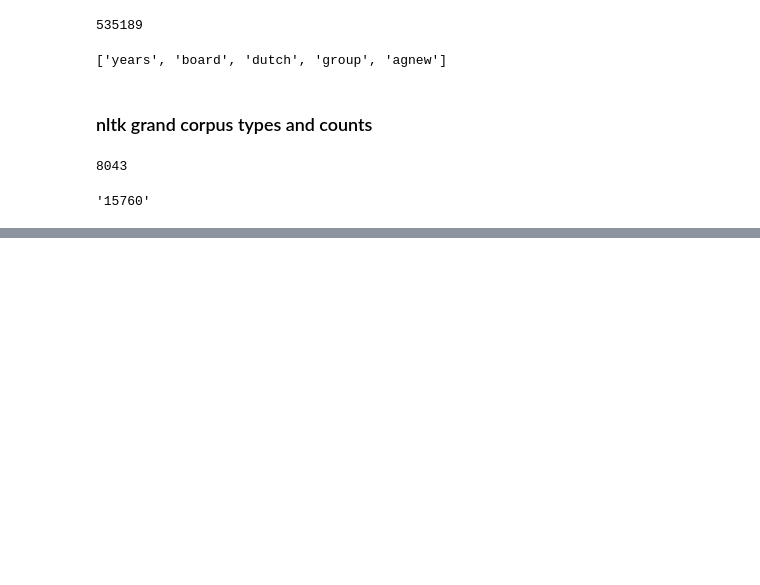
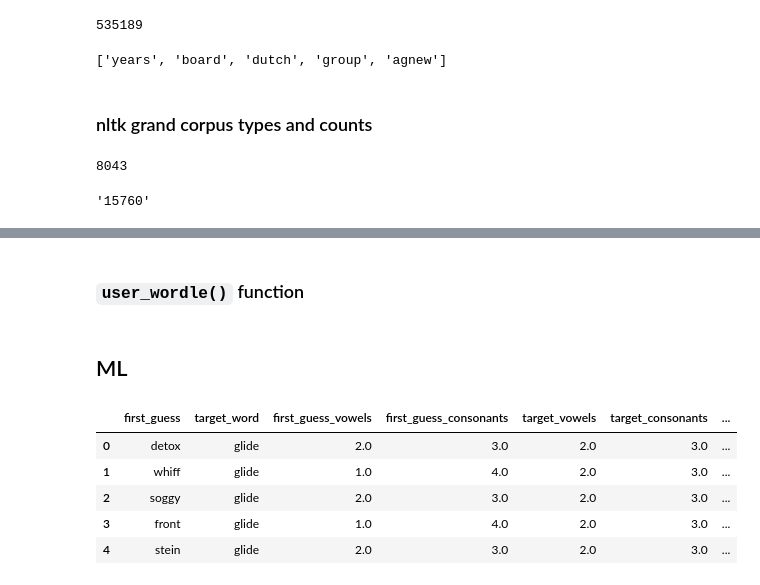
Before and after one commit to kmaurinjones/wordle_wizard, a Jupyter notebook: wordle_ml.ipynb, the cells around one changed output, grey strips where cells are left out. Cells and saved outputs as stored; diff of their text form; code cells hidden in the pictures; blank space fills up the shorter version.

```diff
--- a/wordle_ml.ipynb
+++ b/wordle_ml.ipynb
@@ -124,0 +1035,2 @@ sims_df_valid = sims_df.query("valid_success == True")
+# %% [markdown]
+### `user_wordle()` function
@@ -125 +1573,13 @@ sims_df_valid = sims_df.query("valid_success == True")
+# %% [markdown]
+## ML
+# %%
+sims_df = pd.read_csv("data/sims_df_complete.csv").drop(columns = "Unnamed: 0")
+sims_df.head()
+# %% [output]
+|  | first_guess | target_word | first_guess_vowels | first_guess_consonants | target_vowels | target_consonants | ... |
+| 0 | detox | glide | 2.0 | 3.0 | 2.0 | 3.0 | ... |
+| 1 | whiff | glide | 1.0 | 4.0 | 2.0 | 3.0 | ... |
+| 2 | soggy | glide | 2.0 | 3.0 | 2.0 | 3.0 | ... |
+| 3 | front | glide | 1.0 | 4.0 | 2.0 | 3.0 | ... |
+| 4 | stein | glide | 2.0 | 3.0 | 2.0 | 3.0 | ... |
 # %%
```
Also changed, not shown: parts of 38 cells of this notebook, 6 other files.
